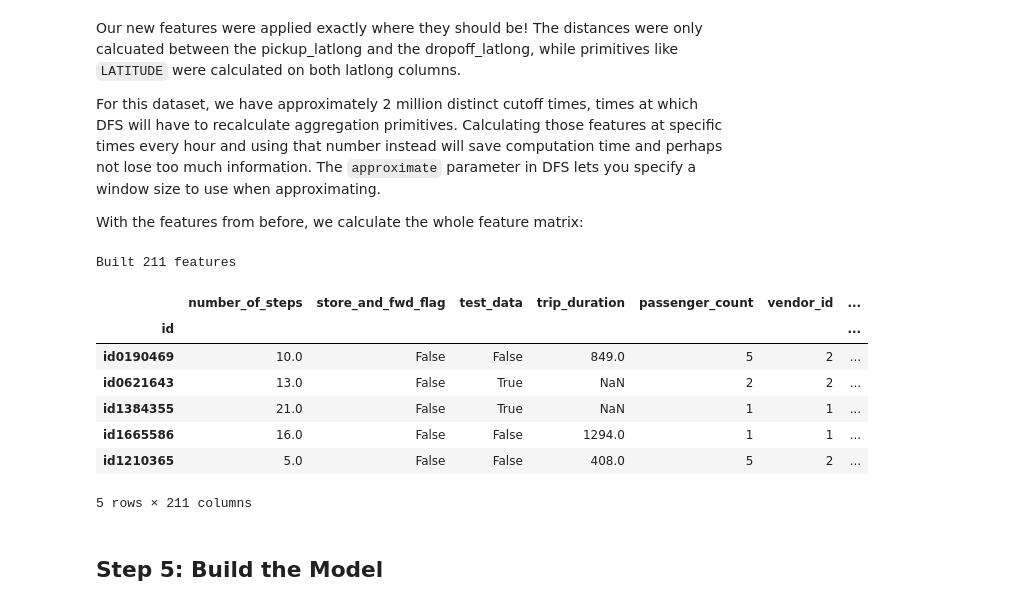
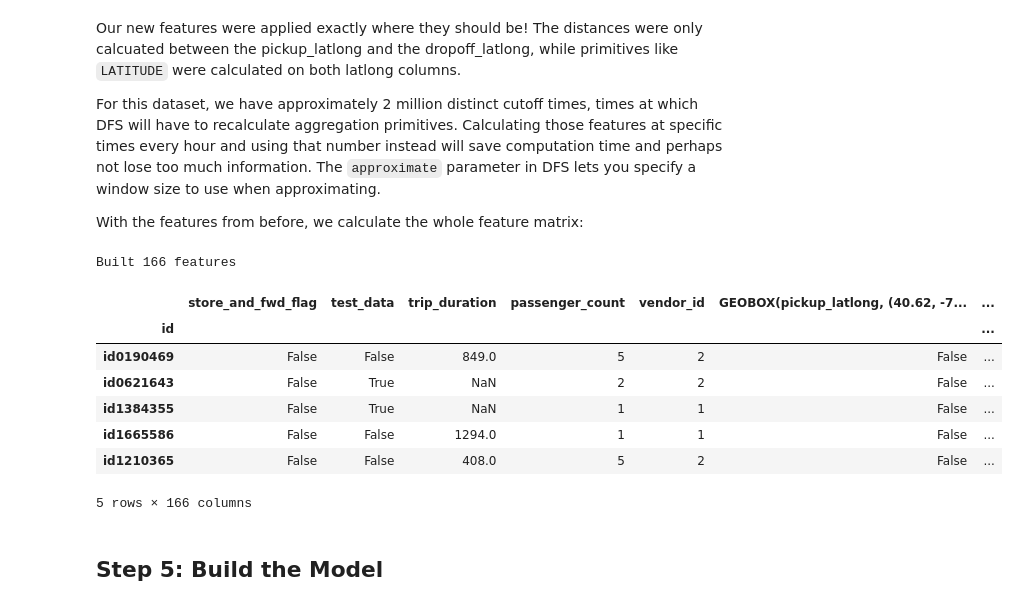
Before and after one commit to alteryx/predict-taxi-trip-duration, a Jupyter notebook: NYC Taxi 4 - Custom Featuretools Primitives.ipynb, the cells around one changed output. Cells and saved outputs as stored; diff of their text form; code cells hidden in the pictures.

Commit message:
update notebooks with v0.5.1 Featuretools

```diff
--- a/NYC Taxi 4 - Custom Featuretools Primitives.ipynb
+++ b/NYC Taxi 4 - Custom Featuretools Primitives.ipynb
@@ -304,34 +288,34 @@ For this dataset, we have approximately 2 million distinct cutoff times, times a
 With the features from before, we calculate the whole feature matrix:
 # %%
 agg_primitives = ['Sum', 'Mean', 'Median', 'Std', 'Count', 'Min', 'Max', 'Num_Unique', 'Skew']
-trans_primitives = [Bearing, Haversine, Cityblock, Center, Latitude, Longitude,
+trans_primitives = [Bearing, Haversine, Cityblock, Latitude, Longitude,
                     'Day', 'Hour', 'Minute', 'Month', 'Weekday', 'Week', 'Weekend']
 
 # this allows us to create features that are conditioned on a second value before we calculate.
 es.add_interesting_values()
 
 # calculate feature_matrix using deep feature synthesis
 feature_matrix, features = ft.dfs(entityset=es,
                                   target_entity="trips",
                                   trans_primitives=trans_primitives,
                                   agg_primitives=agg_primitives,
                                   drop_contains=['trips.test_data'],
                                   verbose=True,
                                   cutoff_time=cutoff_time,
                                   approximate='36d',
                                   seed_features=seed_features,
                                   max_depth=4)
 feature_matrix.head()
 # %% [output]
-Built 211 features
+Built 166 features
-|  | number_of_steps | store_and_fwd_flag | test_data | trip_duration | passenger_count | vendor_id | ... |
+|  | store_and_fwd_flag | test_data | trip_duration | passenger_count | vendor_id | GEOBOX(pickup_latlong, (40.62, -7... | ... |
 | id |  |  |  |  |  |  | ... |
-| id0190469 | 10.0 | False | False | 849.0 | 5 | 2 | ... |
-| id0621643 | 13.0 | False | True | NaN | 2 | 2 | ... |
-| id1384355 | 21.0 | False | True | NaN | 1 | 1 | ... |
-| id1665586 | 16.0 | False | False | 1294.0 | 1 | 1 | ... |
-| id1210365 | 5.0 | False | False | 408.0 | 5 | 2 | ... |
+| id0190469 | False | False | 849.0 | 5 | 2 | False | ... |
+| id0621643 | False | True | NaN | 2 | 2 | False | ... |
+| id1384355 | False | True | NaN | 1 | 1 | False | ... |
+| id1665586 | False | False | 1294.0 | 1 | 1 | False | ... |
+| id1210365 | False | False | 408.0 | 5 | 2 | False | ... |
-5 rows × 211 columns
+5 rows × 166 columns
 # %% [markdown]
 ## Step 5: Build the Model
 # %% [markdown]
```
Also changed, not shown: parts of 14 cells of this notebook, 3 other files.
